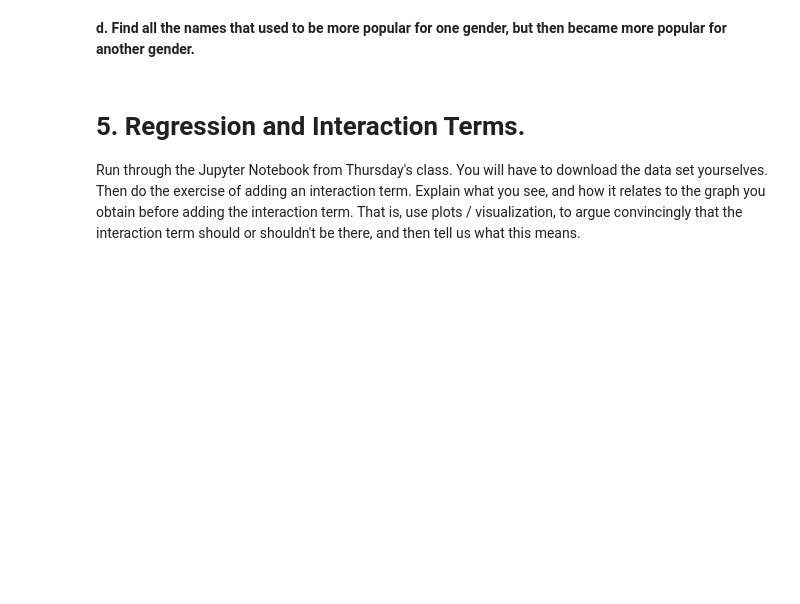
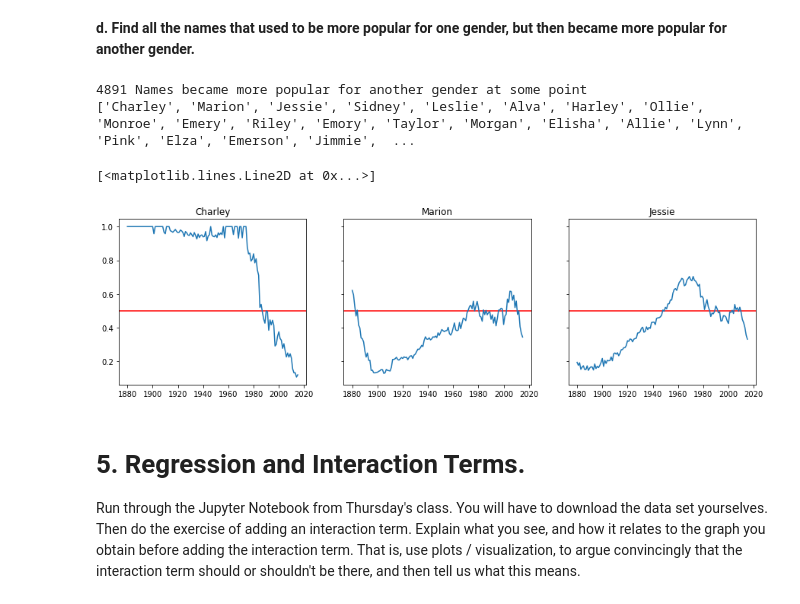
Before and after one commit to yue-cheng-wind/EE460J-Labs, a Jupyter notebook: Lab 2/Lab2Code.ipynb, the cells around one changed output. Drawn from its saved outputs; the diff is of its cells as text; code cells hidden in the pictures; blank space fills up the shorter version.

```diff
--- a/Lab 2/Lab2Code.ipynb
+++ b/Lab 2/Lab2Code.ipynb
@@ -214,5 +216,3 @@ for year in range(1880, 2016):
             listFreq = nameFreq_women[name]  # update list of frequencies
             listFreq[year-1880] = freq
             nameFreq_women[name] = listFreq
-# %%
-for name,freq in nameFreq_men.items():
@@ -219,3 +242,48 @@ for name,freq in nameFreq_men.items():
+# %%
+# drop names where ratio never crosses 0.5
+droppedNames = []
+
+for name in m_w_ratio:
+    moreMen = False
+    moreWomen = False
+    for year in range(len(m_w_ratio[name])):
+        if m_w_ratio[name][year] != float(np.nan) and m_w_ratio[name][year] > 0.5:
+            moreMen = True
+        if m_w_ratio[name][year] != float(np.nan) and m_w_ratio[name][year] < 0.5:
+            moreWomen = True
+
+    if moreMen != moreWomen:
+        droppedNames.append(name)
+
+for name in droppedNames:
+    m_w_ratio.pop(name)
+# %%
+print(str(len(m_w_ratio)) + " Names became more popular for another gender at some point")
+names = list(m_w_ratio.keys())
+print(names)
+
+fig, ax = plt.subplots(1,3, sharex=True, sharey=True)
+fig.set_figwidth(15)
+
+X = [i+1880 for i in range(0,136)]
+
+#examples
+ax[0].title.set_text(names[0])
+ax[0].axhline(0.5, color="red")
+ax[0].plot(X, m_w_ratio[names[0]])
+
+ax[1].title.set_text(names[1])
+ax[1].axhline(0.5, color="red")
+ax[1].plot(X, m_w_ratio[names[1]])
+
+ax[2].title.set_text(names[2])
+ax[2].axhline(0.5, color="red")
+ax[2].plot(X, m_w_ratio[names[2]])
+# %% [output]
+4891 Names became more popular for another gender at some point
+['Charley', 'Marion', 'Jessie', 'Sidney', 'Leslie', 'Alva', 'Harley', 'Ollie', 'Monroe', 'Emery', 'Riley', 'Emory', 'Taylor', 'Morgan', 'Elisha', 'Allie', 'Lynn', 'Pink', 'Elza', 'Emerson', 'Jimmie',  ...
+[<matplotlib.lines.Line2D at 0x...>]
+[figure, added]
 # %% [markdown]
 # 5. Regression and Interaction Terms.
 Run through the Jupyter Notebook from Thursday's
```
Also changed, not shown: parts of 5 cells of this notebook, 3 other files.
